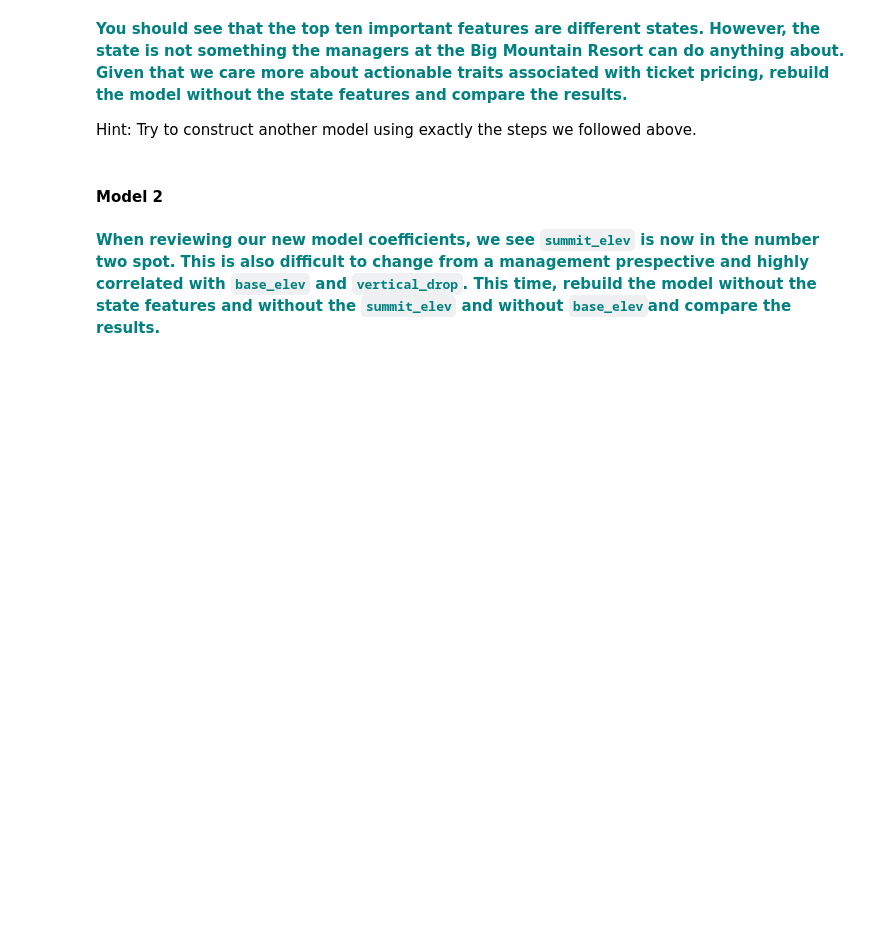
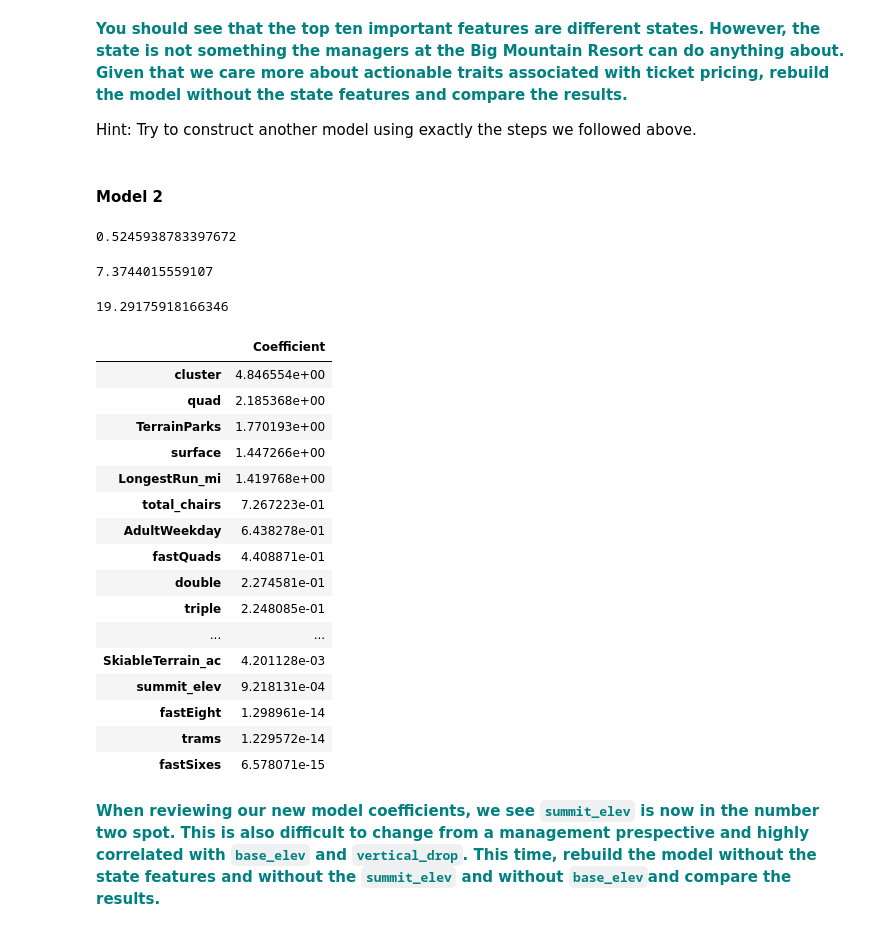
Before and after one commit to curtistr05/SpringboardGuidedCapstone, a Jupyter notebook: GuidedCapstoneStep4andStep5HL.ipynb, the cells around one changed output. Saved outputs shown, nothing was run; the diff lists cells and outputs as text; code cells hidden in the pictures; blank space fills up the shorter version.

Commit message:
Step4and5 Add

```diff
--- a/GuidedCapstoneStep4andStep5HL.ipynb
+++ b/GuidedCapstoneStep4andStep5HL.ipynb
@@ -203,3 +237,33 @@ Hint: make sure to review the absolute value of the coefficients, because the ad
 Hint: Try to construct another model using exactly the steps we followed above.
 # %% [markdown]
 #### Model 2
+# %%
+# first we import the preprocessing package from the sklearn library
+from sklearn.preprocessing import StandardScaler
+
+# Declare an explanatory variable, called X,and assign it the result of dropping 'Name' and 'AdultWeekend' from the df
+X = step3_output.drop(columns=['Name','AdultWeekend', 'state'], axis=0)
+
+# Declare a response variable, called y, and assign it the AdultWeekend column of the df
+y= step3_output['AdultWeekend']
+# Here we use the StandardScaler() method of the preprocessing package, and then call the fit() method with parameter X
+scaler = StandardScaler().fit(X)
+
+# Declare a variable called X_scaled, and assign it the result of calling the transform() method with parameter X
+X_scaled=scaler.transform(X)
+# %%
+# Import the train_test_split function from the sklearn.model_selection utility.
+from sklearn.model_selection import train_test_split
+
+# Get the 1-dimensional flattened array of our response variable y by calling the ravel() function on y
+y = y.ravel()
+
+# Call the train_test_split() function with the first two parameters set to X_scaled and y
+# Declare four variables, X_train, X_test, y_train and y_test separated by commas
+X_train, X_test, y_train, y_test = train_test_split(X, y, test_size=0.25, random_state=1)
+# %%
+#all first model set
+from sklearn import linear_model
+from sklearn.metrics import explained_variance_score,mean_absolute_error
+lm = linear_model.LinearRegression()
+model = lm.fit(X_train,y_train)
@@ -206,3 +273,36 @@ Hint: Try to construct another model using exactly the steps we followed above.
+# %%
+explained_variance_score(y_test, y_pred)
+# %% [output]
+0.5245938783397672
+# %%
+mean_absolute_error(y_test, y_pred)
+# %% [output]
+7.3744015559107
+# %%
+lm.intercept_
+# %% [output]
+19.29175918166346
+# %%
+# You might want to make a pandas DataFrame displaying the coefficients for each state like so:
+pd.DataFrame(abs(lm.coef_), X.columns, columns=['Coefficient']).sort_values(by='Coefficient', ascending=False)
+# %% [output]
+|  | Coefficient |
+| cluster | 4.846554e+00 |
+| quad | 2.185368e+00 |
+| TerrainParks | 1.770193e+00 |
+| surface | 1.447266e+00 |
+| LongestRun_mi | 1.419768e+00 |
+| total_chairs | 7.267223e-01 |
+| AdultWeekday | 6.438278e-01 |
+| fastQuads | 4.408871e-01 |
+| double | 2.274581e-01 |
+| triple | 2.248085e-01 |
+| ... | ... |
+| SkiableTerrain_ac | 4.201128e-03 |
+| summit_elev | 9.218131e-04 |
+| fastEight | 1.298961e-14 |
+| trams | 1.229572e-14 |
+| fastSixes | 6.578071e-15 |
 # %% [markdown]
 **<font color='teal'> When reviewing our new model coefficients, we see `summit_elev` is now in the number two spot. This is also difficult to change from a management prespective and highly correlated with `base_elev` and `vertical_drop`.  This time, rebuild the model without the state features and without the `summit_elev` and without `base_elev`and compare the results. </font>**
 # %% [markdown]
```
Also changed, not shown: parts of 17 cells of this notebook.
